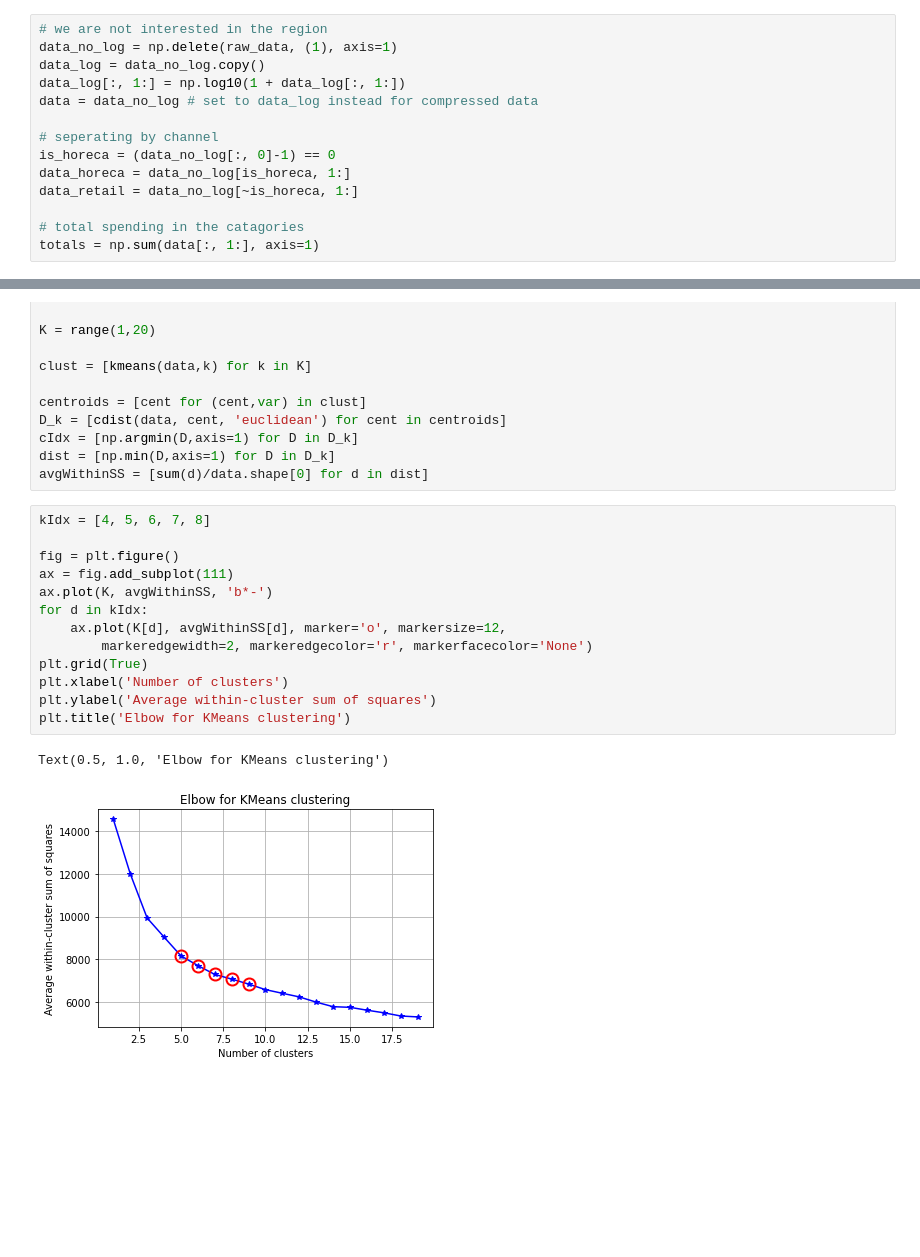
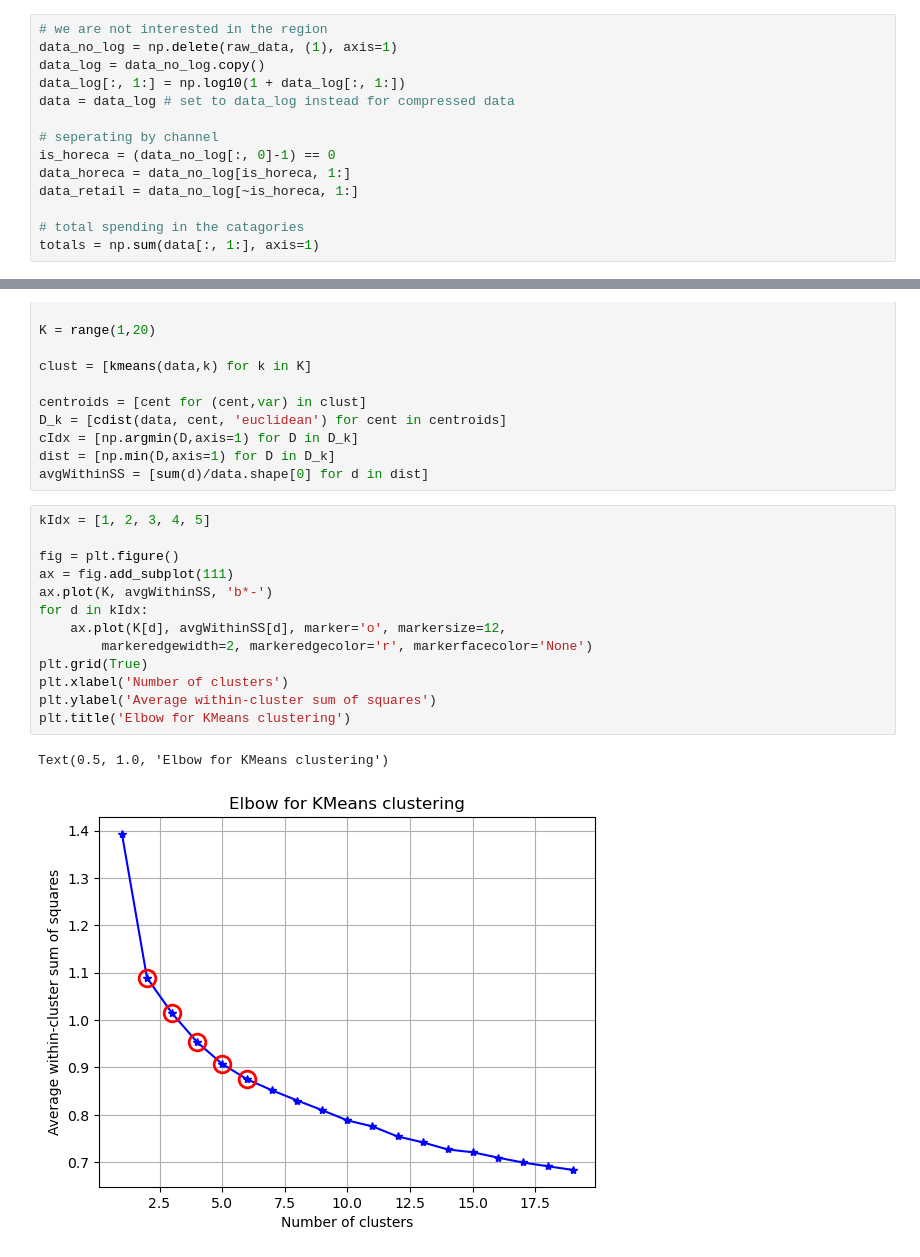
Before and after one commit to saraw108/MLFDS, a Jupyter notebook: Project_1.ipynb, the cells around one changed output, grey strips where cells are left out. Saved outputs shown, nothing was run; the diff lists cells and outputs as text; blank space fills up the shorter version.

```diff
--- a/Project_1.ipynb
+++ b/Project_1.ipynb
@@ -19,7 +19,7 @@ raw_data = np.genfromtxt("Wholesale customers data.csv", skip_header=1, delimite
 data_no_log = np.delete(raw_data, (1), axis=1)
 data_log = data_no_log.copy()
 data_log[:, 1:] = np.log10(1 + data_log[:, 1:])
-data = data_no_log # set to data_log instead for compressed data
+data = data_log # set to data_log instead for compressed data
 
 # seperating by channel
 is_horeca = (data_no_log[:, 0]-1) == 0
@@ -77,19 +77,19 @@ cIdx = [np.argmin(D,axis=1) for D in D_k]
 dist = [np.min(D,axis=1) for D in D_k]
 avgWithinSS = [sum(d)/data.shape[0] for d in dist]
 # %%
-kIdx = [4, 5, 6, 7, 8]
+kIdx = [1, 2, 3, 4, 5]
 
 fig = plt.figure()
 ax = fig.add_subplot(111)
 ax.plot(K, avgWithinSS, 'b*-')
 for d in kIdx:
     ax.plot(K[d], avgWithinSS[d], marker='o', markersize=12,
         markeredgewidth=2, markeredgecolor='r', markerfacecolor='None')
 plt.grid(True)
 plt.xlabel('Number of clusters')
 plt.ylabel('Average within-cluster sum of squares')
 plt.title('Elbow for KMeans clustering')
 # %% [output]
 Text(0.5, 1.0, 'Elbow for KMeans clustering')
-[figure, old version]
+[figure, new version]
 # %% [markdown]
```
Also changed, not shown: parts of 6 cells of this notebook.
